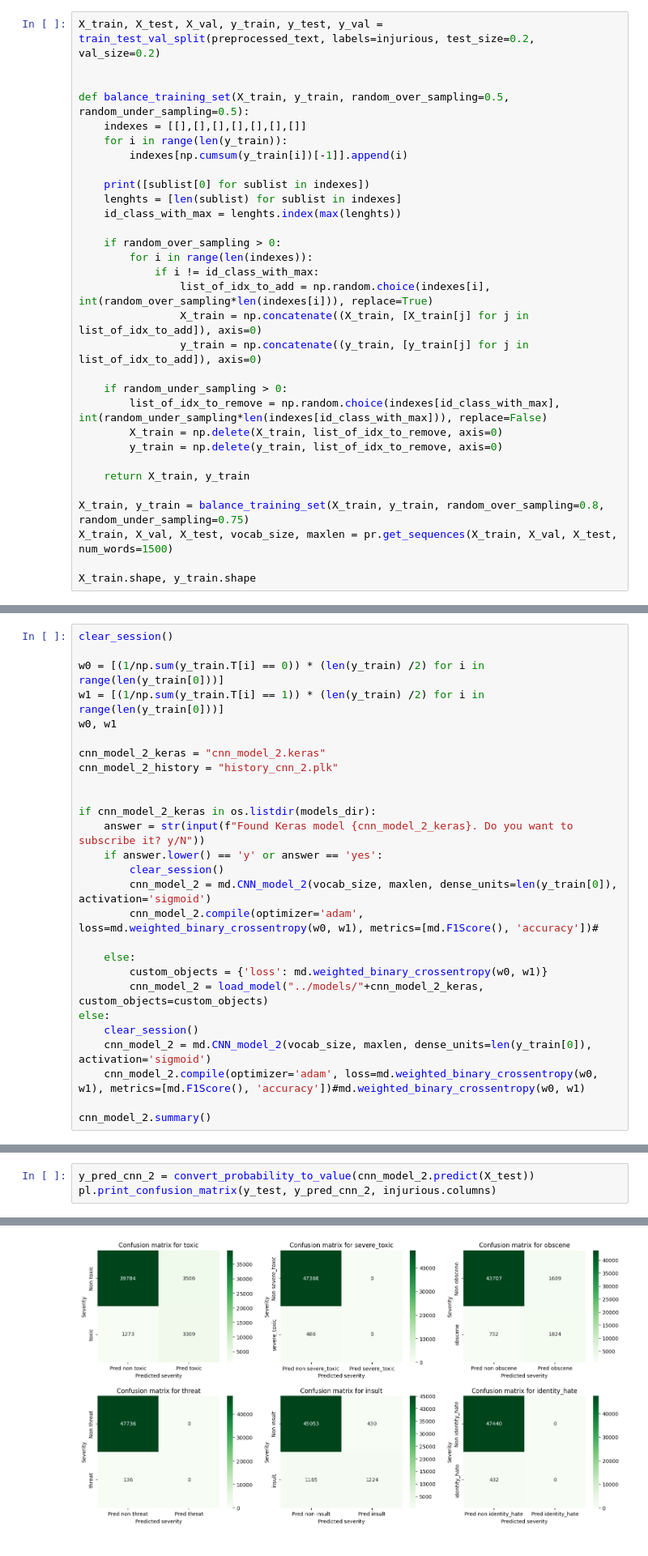
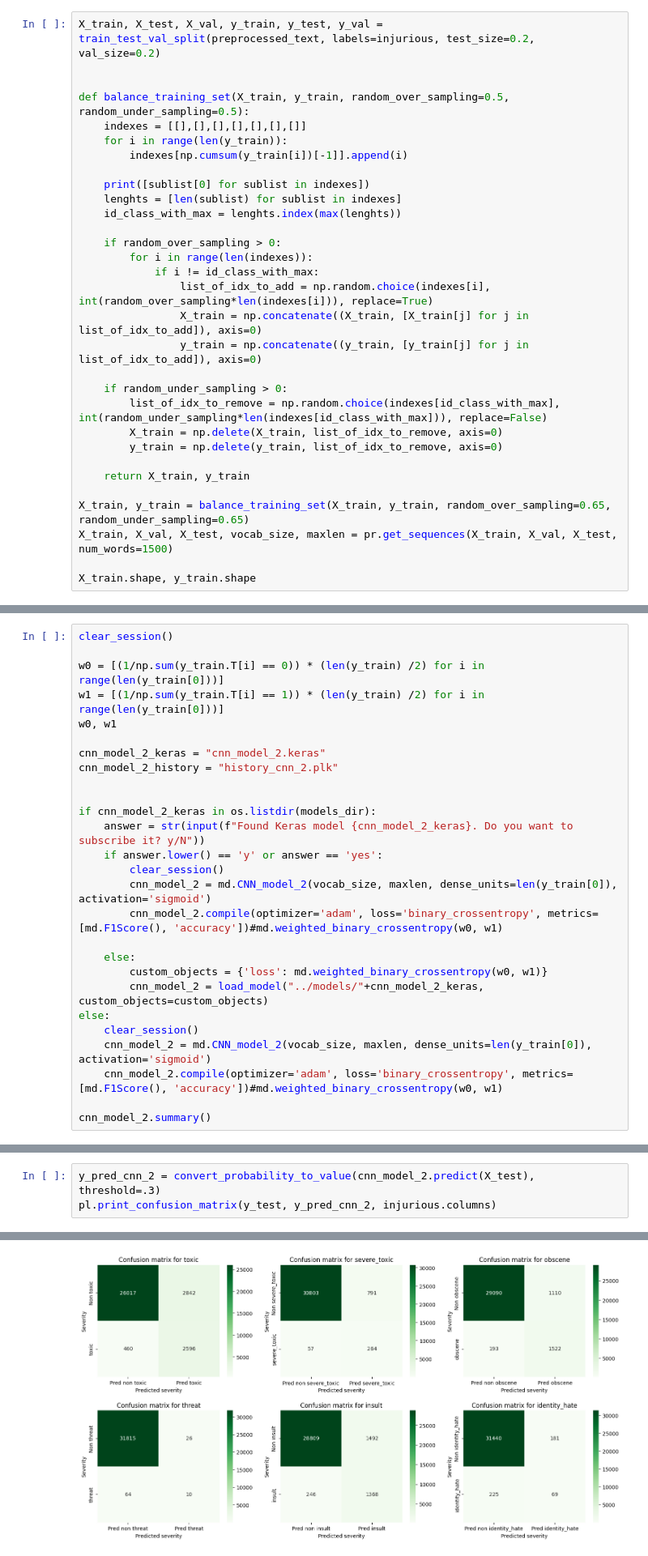
Before and after one commit to EnricoMiche1210760/toxic_comments_filter, a Jupyter notebook: src/progetto_toxic_comments_filter.ipynb, the cells around one changed output, grey strips where cells are left out. Shown at 81% size. Cells and saved outputs as stored; diff of their text form.

Commit message:
Quite good model

```diff
--- a/src/progetto_toxic_comments_filter.ipynb
+++ b/src/progetto_toxic_comments_filter.ipynb
@@ -449,7 +459,7 @@ def balance_training_set(X_train, y_train, random_over_sampling=0.5, random_unde
 
     return X_train, y_train
 
-X_train, y_train = balance_training_set(X_train, y_train, random_over_sampling=0.8, random_under_sampling=0.75)
+X_train, y_train = balance_training_set(X_train, y_train, random_over_sampling=0.65, random_under_sampling=0.65)
 X_train, X_val, X_test, vocab_size, maxlen = pr.get_sequences(X_train, X_val, X_test, num_words=1500)
 
 X_train.shape, y_train.shape
@@ -473,7 +483,7 @@ if cnn_model_2_keras in os.listdir(models_dir):
     if answer.lower() == 'y' or answer == 'yes':
         clear_session()
         cnn_model_2 = md.CNN_model_2(vocab_size, maxlen, dense_units=len(y_train[0]), activation='sigmoid')
-        cnn_model_2.compile(optimizer='adam', loss=md.weighted_binary_crossentropy(w0, w1), metrics=[md.F1Score(), 'accuracy'])#
+        cnn_model_2.compile(optimizer='adam', loss='binary_crossentropy', metrics=[md.F1Score(), 'accuracy'])#md.weighted_binary_crossentropy(w0, w1)
 
     else:
         custom_objects = {'loss': md.weighted_binary_crossentropy(w0, w1)}
@@ -481,7 +491,7 @@ if cnn_model_2_keras in os.listdir(models_dir):
 else:
     clear_session()
     cnn_model_2 = md.CNN_model_2(vocab_size, maxlen, dense_units=len(y_train[0]), activation='sigmoid')
-    cnn_model_2.compile(optimizer='adam', loss=md.weighted_binary_crossentropy(w0, w1), metrics=[md.F1Score(), 'accuracy'])#md.weighted_binary_crossentropy(w0, w1)
+    cnn_model_2.compile(optimizer='adam', loss='binary_crossentropy', metrics=[md.F1Score(), 'accuracy'])#md.weighted_binary_crossentropy(w0, w1)
 
 cnn_model_2.summary()
 # %% [output]
@@ -541,4 +571,4 @@ Stop training at epoch: 5
 # %%
-y_pred_cnn_2 = convert_probability_to_value(cnn_model_2.predict(X_test))
+y_pred_cnn_2 = convert_probability_to_value(cnn_model_2.predict(X_test), threshold=.3)
 pl.print_confusion_matrix(y_test, y_pred_cnn_2, injurious.columns)
 # %% [output]
@@ -546,4 +576,4 @@ pl.print_confusion_matrix(y_test, y_pred_cnn_2, injurious.columns)
 Index(['toxic', 'severe_toxic', 'obscene', 'threat', 'insult',
        'identity_hate'],
       dtype='object')
-[figure, old version]
+[figure, new version]
```
Also changed, not shown: parts of 6 cells of this notebook, 1 other file.
